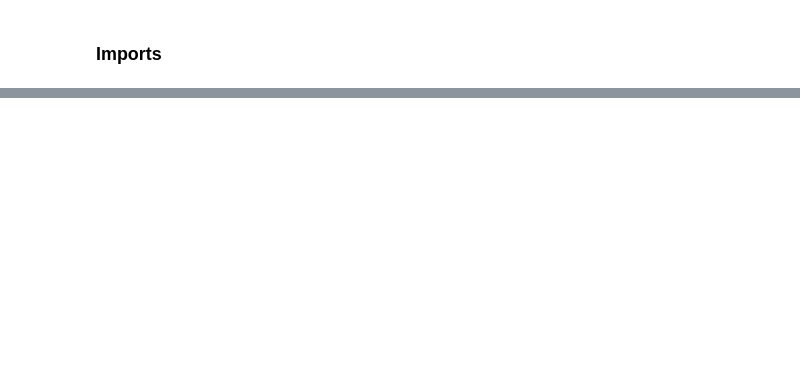
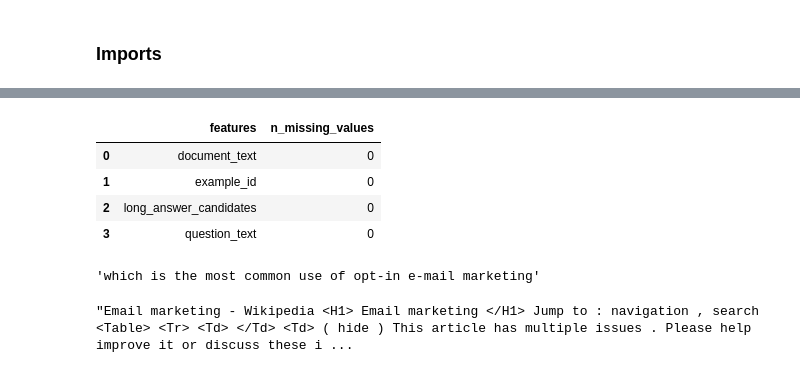
Before and after one commit to jason-osajima/kaggle-competitions, a Jupyter notebook: tfqa/notebooks/data-exploration.ipynb, the cells around one changed output, grey strips where cells are left out. Cells and saved outputs as stored; diff of their text form; code cells hidden in the pictures; blank space fills up the shorter version.

```diff
--- a/tfqa/notebooks/data-exploration.ipynb
+++ b/tfqa/notebooks/data-exploration.ipynb
@@ -56,0 +119,18 @@ train.head()
+# %%
+missing_values(test)
+# %% [output]
+|  | features | n_missing_values |
+| 0 | document_text | 0 |
+| 1 | example_id | 0 |
+| 2 | long_answer_candidates | 0 |
+| 3 | question_text | 0 |
+# %%
+question_text_0 = train.loc[0, 'question_text']
+question_text_0
+# %% [output]
+'which is the most common use of opt-in e-mail marketing'
+# %%
+document_text_0 = train.loc[0, 'document_text'].split()
+" ".join(document_text_0[:800])
+# %% [output]
+"Email marketing - Wikipedia <H1> Email marketing </H1> Jump to : navigation , search <Table> <Tr> <Td> </Td> <Td> ( hide ) This article has multiple issues . Please help improve it or discuss these i ...
```
Also changed, not shown: parts of 25 cells of this notebook.
